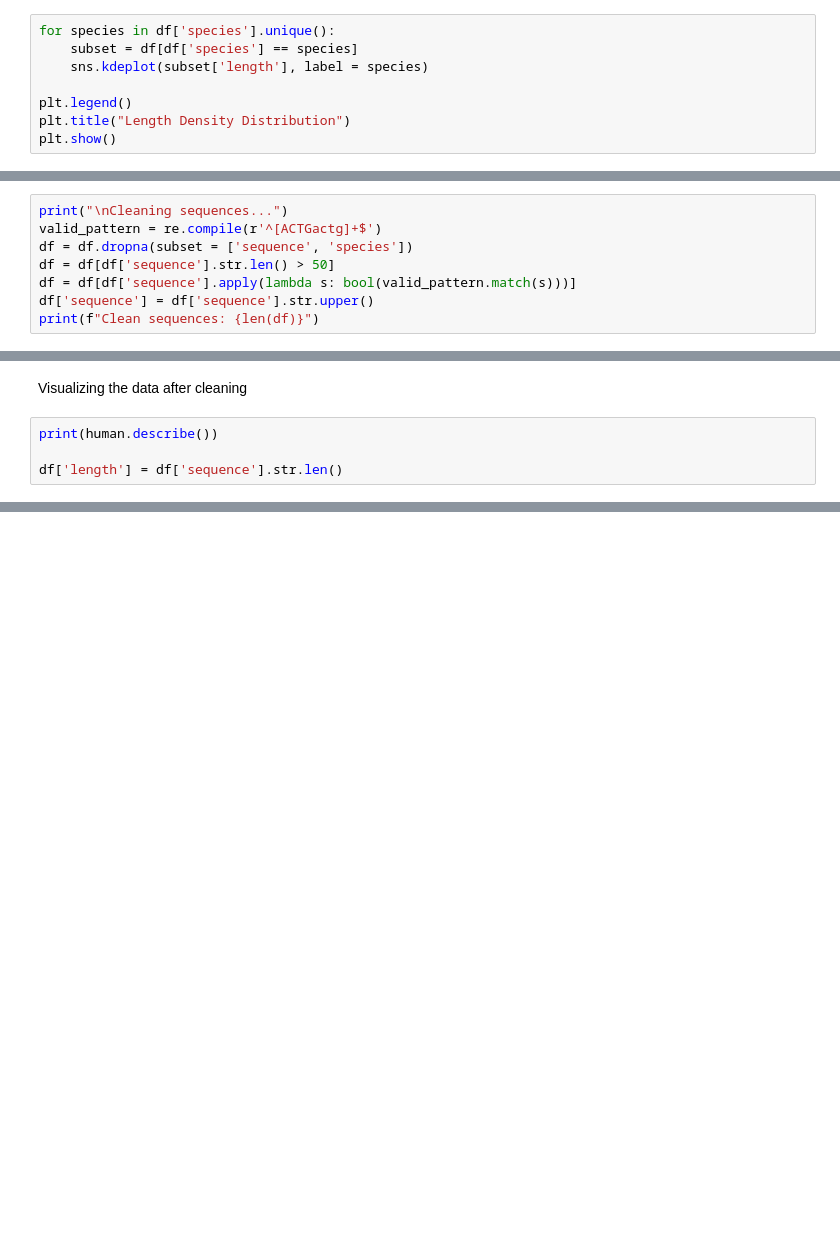
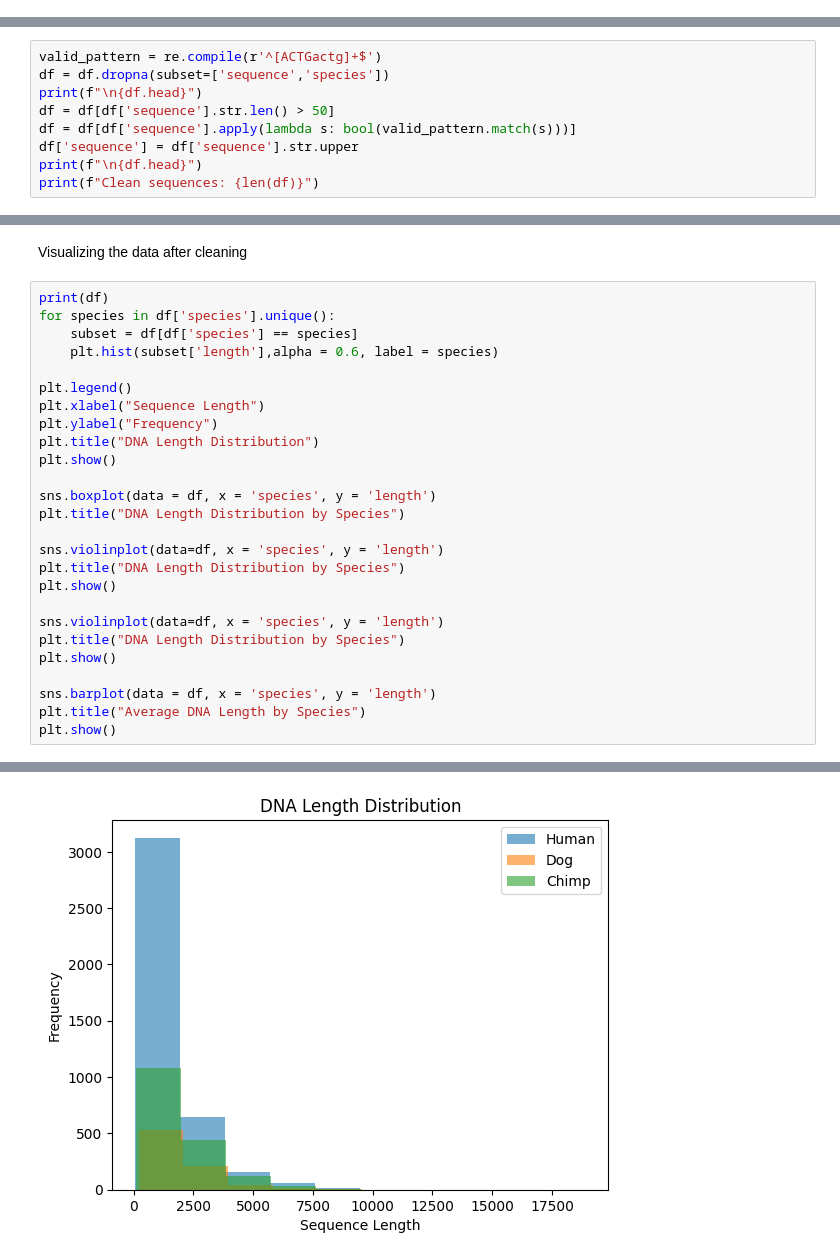
Before and after one commit to rogerwardrin/DNA-Sequence-Classifier, a Jupyter notebook: dna_classifier.ipynb, the cells around one changed output, grey strips where cells are left out. Drawn from its saved outputs; the diff is of its cells as text; blank space fills up the shorter version.

```diff
--- a/dna_classifier.ipynb
+++ b/dna_classifier.ipynb
@@ -110,8 +104,0 @@ plt.show()
-# %%
-for species in df['species'].unique():
-    subset = df[df['species'] == species]
-    sns.kdeplot(subset['length'], label = species)
-
-plt.legend()
-plt.title("Length Density Distribution")
-plt.show()
@@ -126,12 +105,13 @@ plt.show()
 # %% [markdown]
 Cleaning the sequences
 # %%
-print("\nCleaning sequences...")
 valid_pattern = re.compile(r'^[ACTGactg]+$')
-df = df.dropna(subset = ['sequence', 'species'])
+df = df.dropna(subset=['sequence','species'])
+print(f"\n{df.head}")
 df = df[df['sequence'].str.len() > 50]
 df = df[df['sequence'].apply(lambda s: bool(valid_pattern.match(s)))]
-df['sequence'] = df['sequence'].str.upper()
+df['sequence'] = df['sequence'].str.upper
+print(f"\n{df.head}")
 print(f"Clean sequences: {len(df)}")
 # %% [output]
 Cleaning sequences...
@@ -139,7 +134,29 @@ KeyError: 'sequence'
 # %% [markdown]
 Visualizing the data after cleaning
 # %%
-print(human.describe())
+print(df)
+for species in df['species'].unique():
+    subset = df[df['species'] == species]
+    plt.hist(subset['length'],alpha = 0.6, label = species)
 
-df['length'] = df['sequence'].str.len()
+plt.legend()
+plt.xlabel("Sequence Length")
+plt.ylabel("Frequency")
+plt.title("DNA Length Distribution")
+plt.show()
+
+sns.boxplot(data = df, x = 'species', y = 'length')
+plt.title("DNA Length Distribution by Species")
+
+sns.violinplot(data=df, x = 'species', y = 'length')
+plt.title("DNA Length Distribution by Species")
+plt.show()
+
+sns.violinplot(data=df, x = 'species', y = 'length')
+plt.title("DNA Length Distribution by Species")
+plt.show()
+
+sns.barplot(data = df, x = 'species', y = 'length')
+plt.title("Average DNA Length by Species")
+plt.show()
 # %% [output]
@@ -150,0 +177 @@ freq       1343    4381
+[figure, added]
```
Also changed, not shown: parts of 12 cells of this notebook.
